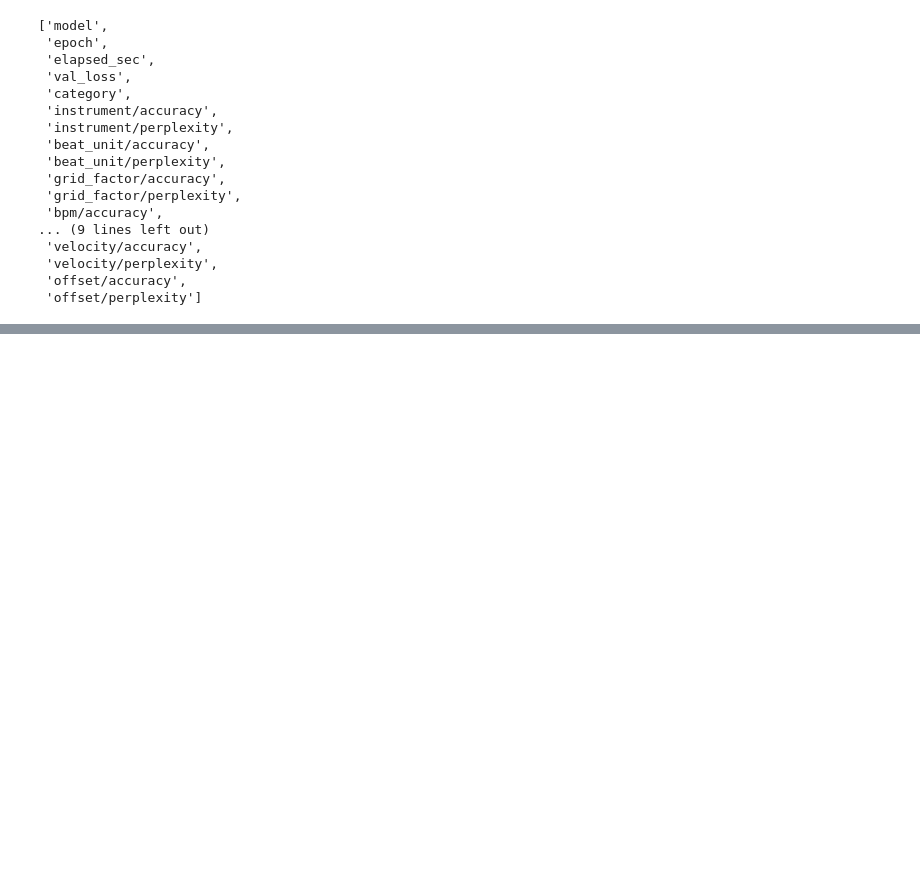
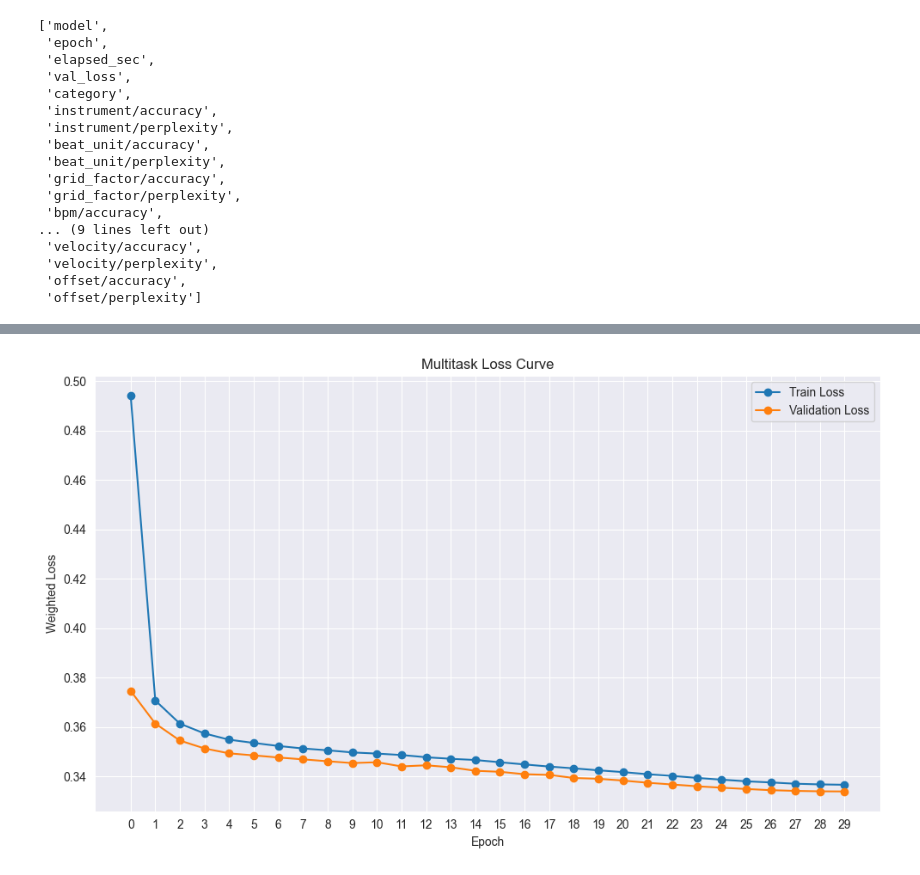
Before and after one commit to FlowkoHinti/GroovePal, a Jupyter notebook: Evaluation/ModelPerformanceAnalysis.ipynb, the cells around one changed output, grey strips where cells are left out. Cells and saved outputs as stored; diff of their text form; code cells hidden in the pictures; blank space fills up the shorter version.

```diff
--- a/Evaluation/ModelPerformanceAnalysis.ipynb
+++ b/Evaluation/ModelPerformanceAnalysis.ipynb
@@ -249,0 +310,3 @@ finetuned
+# %%
+multi_large = df[df['model'] == 'multitask_large']
+multi_large
@@ -249,0 +332,16 @@ finetuned
+# %%
+# Plot train loss vs val loss for multitask_large
+plt.figure(figsize=(10, 6))
+plt.plot(multi_large['epoch'], multi_large['train_loss'], label='Train Loss', marker='o')
+plt.plot(multi_large['epoch'], multi_large['val_loss'], label='Validation Loss', marker='o')
+plt.xlabel('Epoch')
+plt.xticks(range(30))
+plt.ylabel('Weighted Loss')
+plt.title('Multitask Loss Curve')
+plt.legend()
+plt.grid(visible=True)
+plt.tight_layout()
+
+plt.show()
+# %% [output]
+[figure, added]
```
Also changed, not shown: parts of 25 cells of this notebook, 7 other files.
